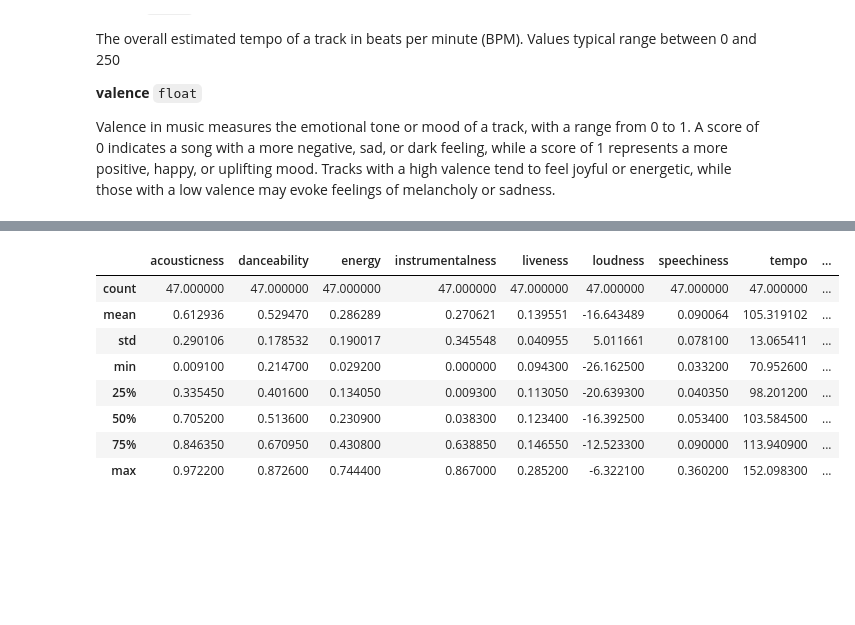
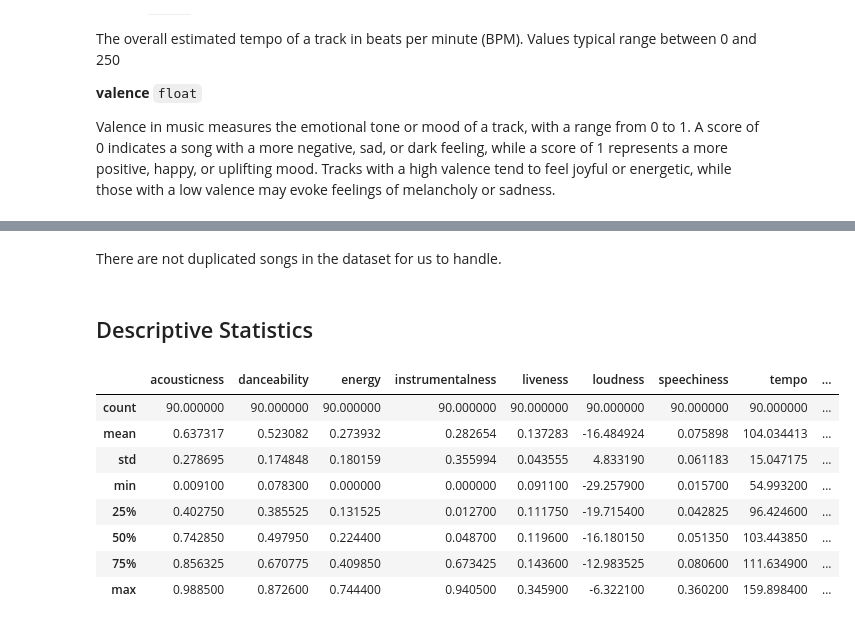
Before and after one commit to ntlg72/ws_002, a Jupyter notebook: notebooks/5.0-nlg-eda-api.ipynb, the cells around one changed output, grey strips where cells are left out. Drawn from its saved outputs; the diff is of its cells as text; code cells hidden in the pictures; blank space fills up the shorter version.

```diff
--- a/notebooks/5.0-nlg-eda-api.ipynb
+++ b/notebooks/5.0-nlg-eda-api.ipynb
@@ -130,12 +107,16 @@ df1 = df.drop_duplicates(keep='first')
+# %% [markdown]
+There are not duplicated songs in the dataset for us to handle.
+# %% [markdown]
+## Descriptive Statistics
 # %%
-df1.describe()
+df.describe()
 # %% [output]
 |  | acousticness | danceability | energy | instrumentalness | liveness | loudness | speechiness | tempo | ... |
-| count | 47.000000 | 47.000000 | 47.000000 | 47.000000 | 47.000000 | 47.000000 | 47.000000 | 47.000000 | ... |
-| mean | 0.612936 | 0.529470 | 0.286289 | 0.270621 | 0.139551 | -16.643489 | 0.090064 | 105.319102 | ... |
-| std | 0.290106 | 0.178532 | 0.190017 | 0.345548 | 0.040955 | 5.011661 | 0.078100 | 13.065411 | ... |
-| min | 0.009100 | 0.214700 | 0.029200 | 0.000000 | 0.094300 | -26.162500 | 0.033200 | 70.952600 | ... |
-| 25% | 0.335450 | 0.401600 | 0.134050 | 0.009300 | 0.113050 | -20.639300 | 0.040350 | 98.201200 | ... |
-| 50% | 0.705200 | 0.513600 | 0.230900 | 0.038300 | 0.123400 | -16.392500 | 0.053400 | 103.584500 | ... |
-| 75% | 0.846350 | 0.670950 | 0.430800 | 0.638850 | 0.146550 | -12.523300 | 0.090000 | 113.940900 | ... |
-| max | 0.972200 | 0.872600 | 0.744400 | 0.867000 | 0.285200 | -6.322100 | 0.360200 | 152.098300 | ... |
+| count | 90.000000 | 90.000000 | 90.000000 | 90.000000 | 90.000000 | 90.000000 | 90.000000 | 90.000000 | ... |
+| mean | 0.637317 | 0.523082 | 0.273932 | 0.282654 | 0.137283 | -16.484924 | 0.075898 | 104.034413 | ... |
+| std | 0.278695 | 0.174848 | 0.180159 | 0.355994 | 0.043555 | 4.833190 | 0.061183 | 15.047175 | ... |
+| min | 0.009100 | 0.078300 | 0.000000 | 0.000000 | 0.091100 | -29.257900 | 0.015700 | 54.993200 | ... |
+| 25% | 0.402750 | 0.385525 | 0.131525 | 0.012700 | 0.111750 | -19.715400 | 0.042825 | 96.424600 | ... |
+| 50% | 0.742850 | 0.497950 | 0.224400 | 0.048700 | 0.119600 | -16.180150 | 0.051350 | 103.443850 | ... |
+| 75% | 0.856325 | 0.670775 | 0.409850 | 0.673425 | 0.143600 | -12.983525 | 0.080600 | 111.634900 | ... |
+| max | 0.988500 | 0.872600 | 0.744400 | 0.940500 | 0.345900 | -6.322100 | 0.360200 | 159.898400 | ... |
```
Also changed, not shown: parts of 28 cells of this notebook, 2 other files.
